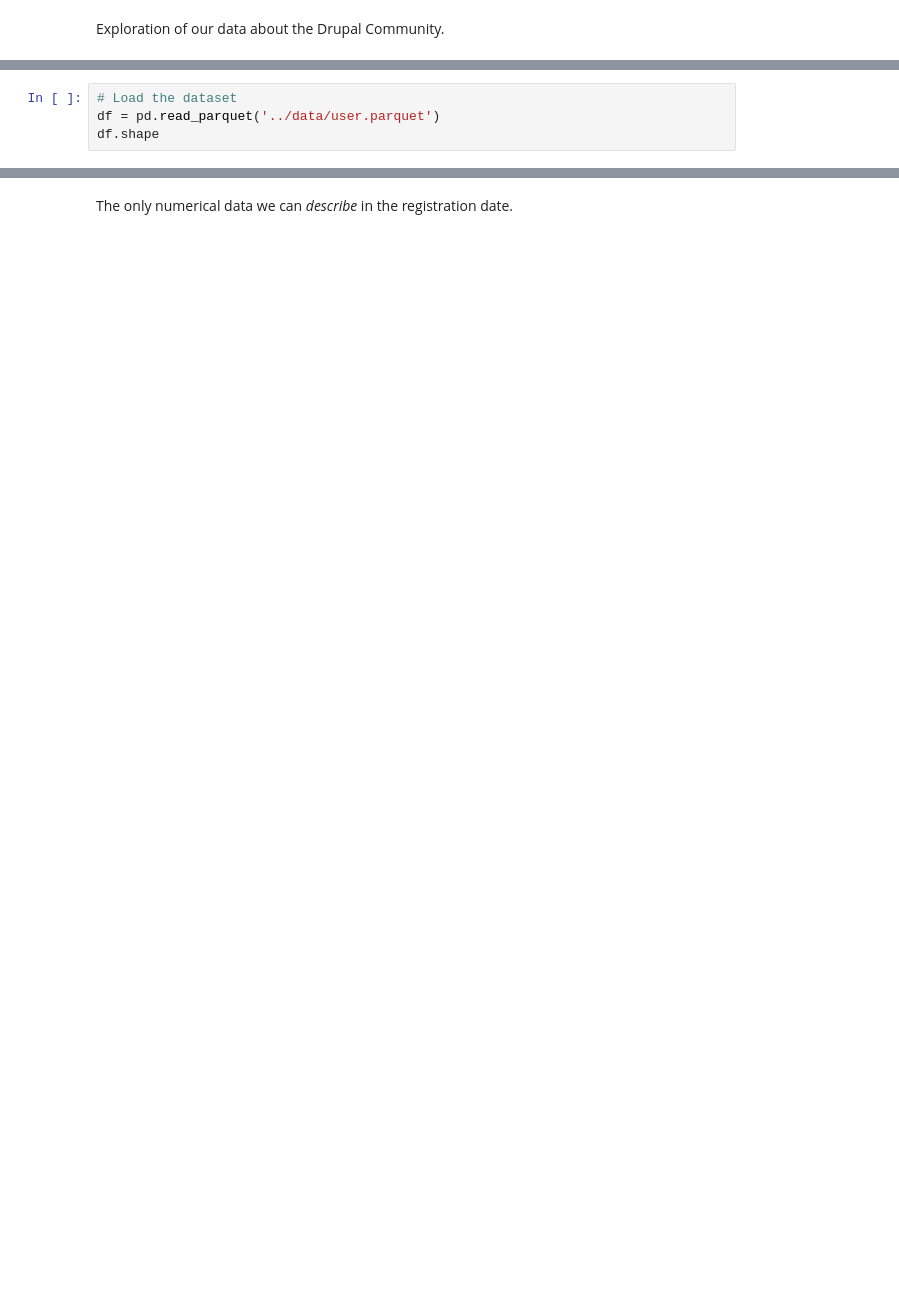
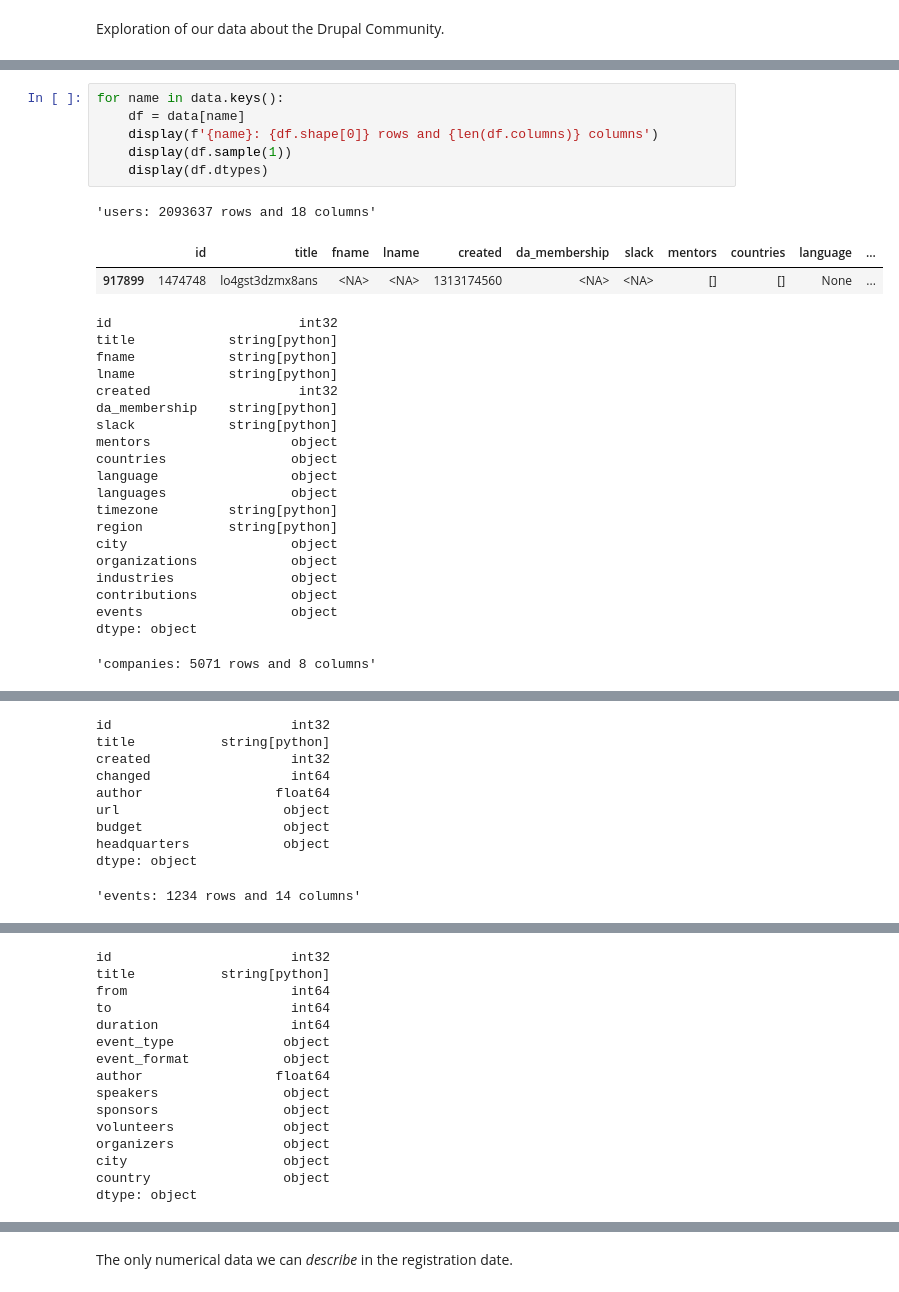
Before and after one commit to MatthieuScarset/drucom, a Jupyter notebook: notebook/exploration.ipynb, the cells around one changed output, grey strips where cells are left out. Saved outputs shown, nothing was run; the diff lists cells and outputs as text; blank space fills up the shorter version.

```diff
--- a/notebook/exploration.ipynb
+++ b/notebook/exploration.ipynb
@@ -56,4 +9,0 @@ Run the following checks to get a sense of the dataset:
-# %%
-# Load the dataset
-df = pd.read_parquet('../data/user.parquet')
-df.shape
@@ -137,0 +40,30 @@ KeyError: 'registered_on'
+# %%
+for name in data.keys():
+    df = data[name]
+    display(f'{name}: {df.shape[0]} rows and {len(df.columns)} columns')
+    display(df.sample(1))
+    display(df.dtypes)
+# %% [output]
+'users: 2093637 rows and 18 columns'
+|  | id | title | fname | lname | created | da_membership | slack | mentors | countries | language | ... |
+| 917899 | 1474748 | lo4gst3dzmx8ans | <NA> | <NA> | 1313174560 | <NA> | <NA> | [] | [] | None | ... |
+id                        int32
+title            string[python]
+fname            string[python]
+lname            string[python]
+created                   int32
+da_membership    string[python]
+slack            string[python]
+mentors                  object
+countries                object
+language                 object
+languages                object
+timezone         string[python]
+region           string[python]
+city                     object
+organizations            object
+industries               object
+contributions            object
+events                   object
+dtype: object
+'companies: 5071 rows and 8 columns'
@@ -137,0 +72,10 @@ KeyError: 'registered_on'
+id                       int32
+title           string[python]
+created                  int32
+changed                  int64
+author                 float64
+url                     object
+budget                  object
+headquarters            object
+dtype: object
+'events: 1234 rows and 14 columns'
@@ -137,0 +84,15 @@ KeyError: 'registered_on'
+id                       int32
+title           string[python]
+from                     int64
+to                       int64
+duration                 int64
+event_type              object
+event_format            object
+author                 float64
+speakers                object
+sponsors                object
+volunteers              object
+organizers              object
+city                    object
+country                 object
+dtype: object
```
Also changed, not shown: parts of 48 cells of this notebook, 2 other files.
